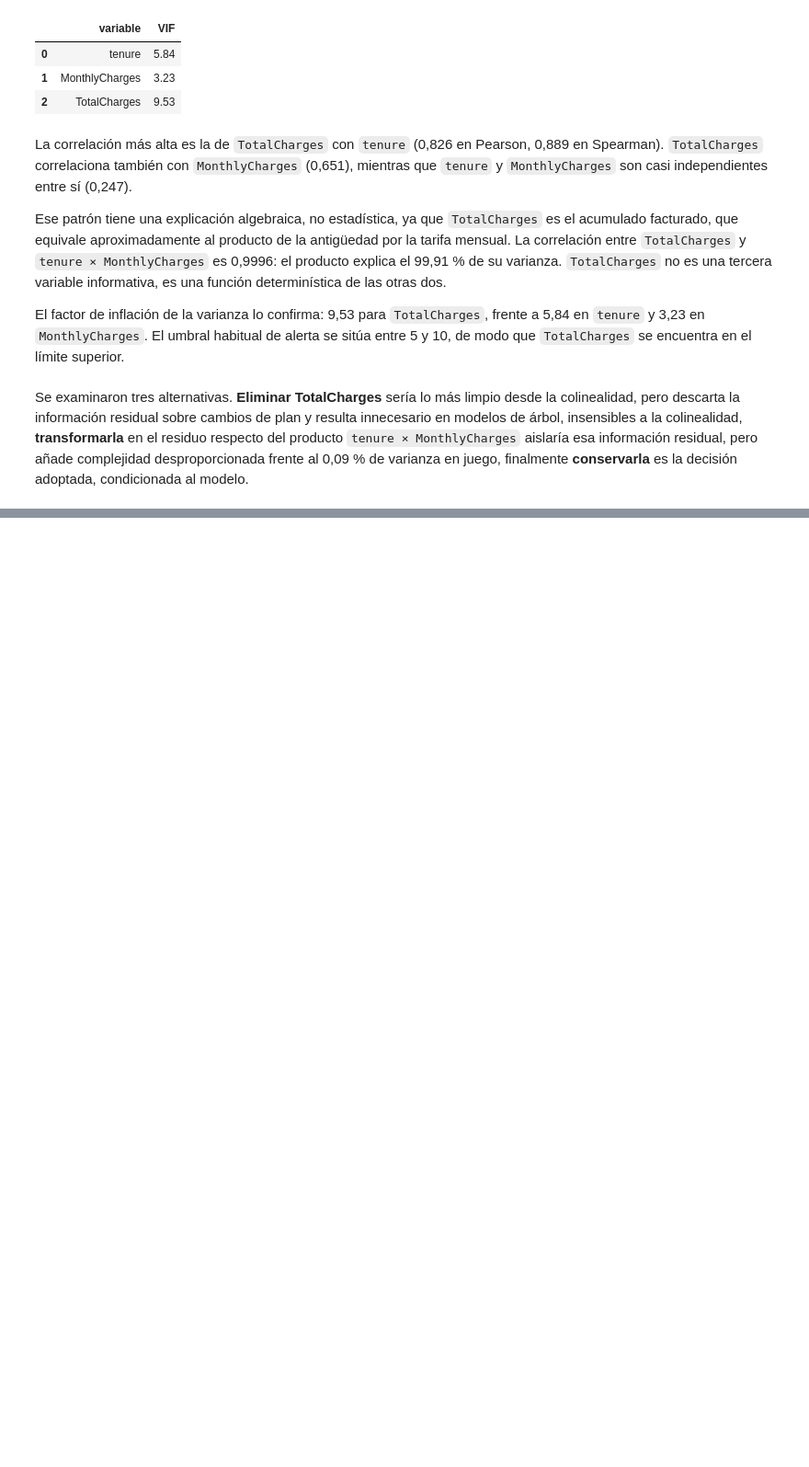
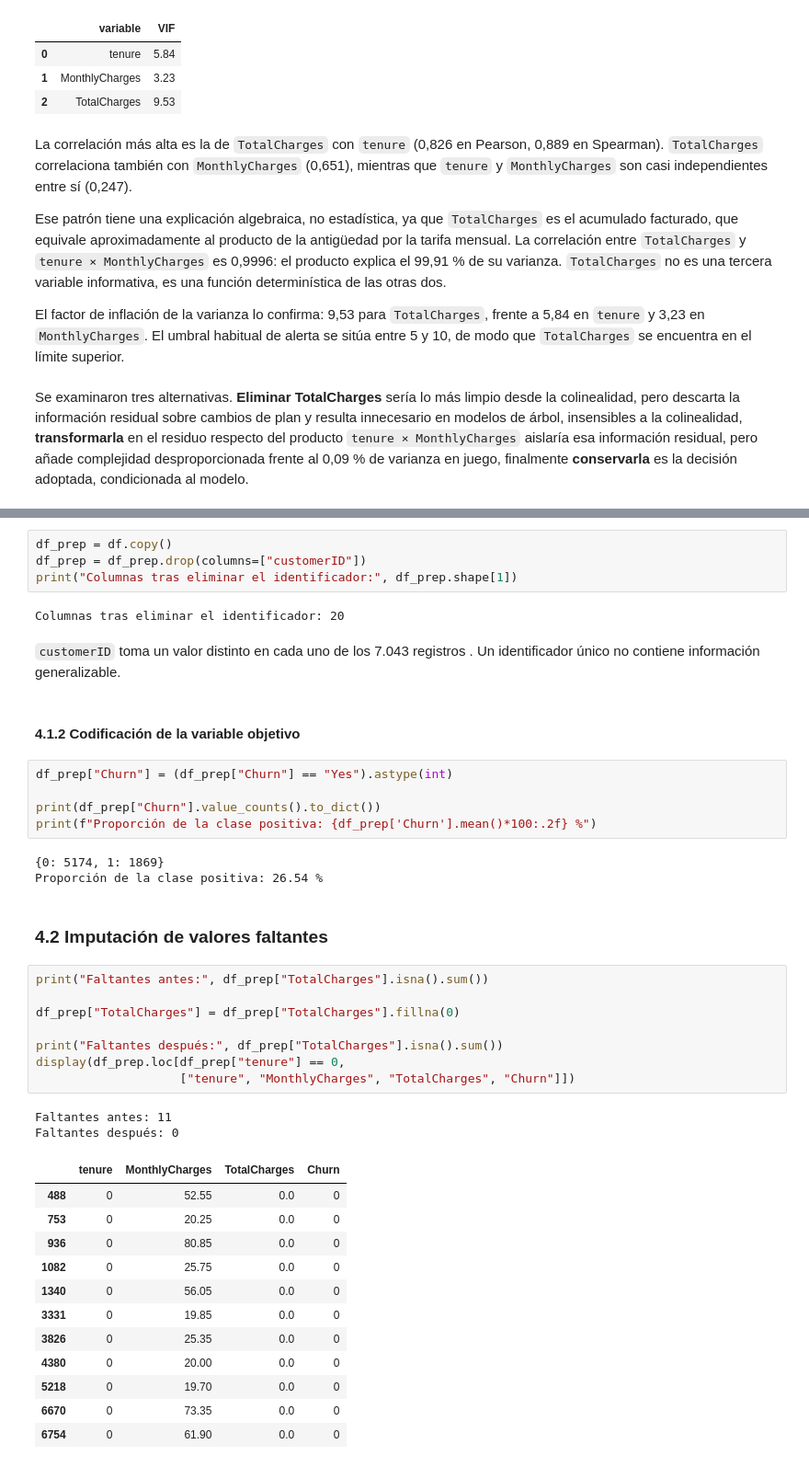
Before and after one commit to Jonathan2311-jp/proyecto-integrador-churn, a Jupyter notebook: fase-1/notebook.ipynb, the cells around one changed output, grey strips where cells are left out. Shown at 92% size. Cells and saved outputs as stored; diff of their text form; blank space fills up the shorter version.

Commit message:
mejora preparación de datos, entrenamiento y prueba y tratamiento fuga de información

```diff
--- a/fase-1/notebook.ipynb
+++ b/fase-1/notebook.ipynb
@@ -669,0 +633,44 @@ Variables categóricas: 16
+# %%
+df_prep = df.copy()
+df_prep = df_prep.drop(columns=["customerID"])
+print("Columnas tras eliminar el identificador:", df_prep.shape[1])
+# %% [output]
+Columnas tras eliminar el identificador: 20
+# %% [markdown]
+`customerID` toma un valor distinto en cada uno de los 7.043 registros . Un identificador único no contiene información
+generalizable.
+# %% [markdown]
+#### 4.1.2 Codificación de la variable objetivo
+# %%
+df_prep["Churn"] = (df_prep["Churn"] == "Yes").astype(int)
+
+print(df_prep["Churn"].value_counts().to_dict())
+print(f"Proporción de la clase positiva: {df_prep['Churn'].mean()*100:.2f} %")
+# %% [output]
+{0: 5174, 1: 1869}
+Proporción de la clase positiva: 26.54 %
+# %% [markdown]
+### 4.2 Imputación de valores faltantes
+# %%
+print("Faltantes antes:", df_prep["TotalCharges"].isna().sum())
+
+df_prep["TotalCharges"] = df_prep["TotalCharges"].fillna(0)
+
+print("Faltantes después:", df_prep["TotalCharges"].isna().sum())
+display(df_prep.loc[df_prep["tenure"] == 0,
+                    ["tenure", "MonthlyCharges", "TotalCharges", "Churn"]])
+# %% [output]
+Faltantes antes: 11
+Faltantes después: 0
+|  | tenure | MonthlyCharges | TotalCharges | Churn |
+| 488 | 0 | 52.55 | 0.0 | 0 |
+| 753 | 0 | 20.25 | 0.0 | 0 |
+| 936 | 0 | 80.85 | 0.0 | 0 |
+| 1082 | 0 | 25.75 | 0.0 | 0 |
+| 1340 | 0 | 56.05 | 0.0 | 0 |
+| 3331 | 0 | 19.85 | 0.0 | 0 |
+| 3826 | 0 | 25.35 | 0.0 | 0 |
+| 4380 | 0 | 20.00 | 0.0 | 0 |
+| 5218 | 0 | 19.70 | 0.0 | 0 |
+| 6670 | 0 | 73.35 | 0.0 | 0 |
+| 6754 | 0 | 61.90 | 0.0 | 0 |
```
Also changed, not shown: parts of 33 cells of this notebook.
